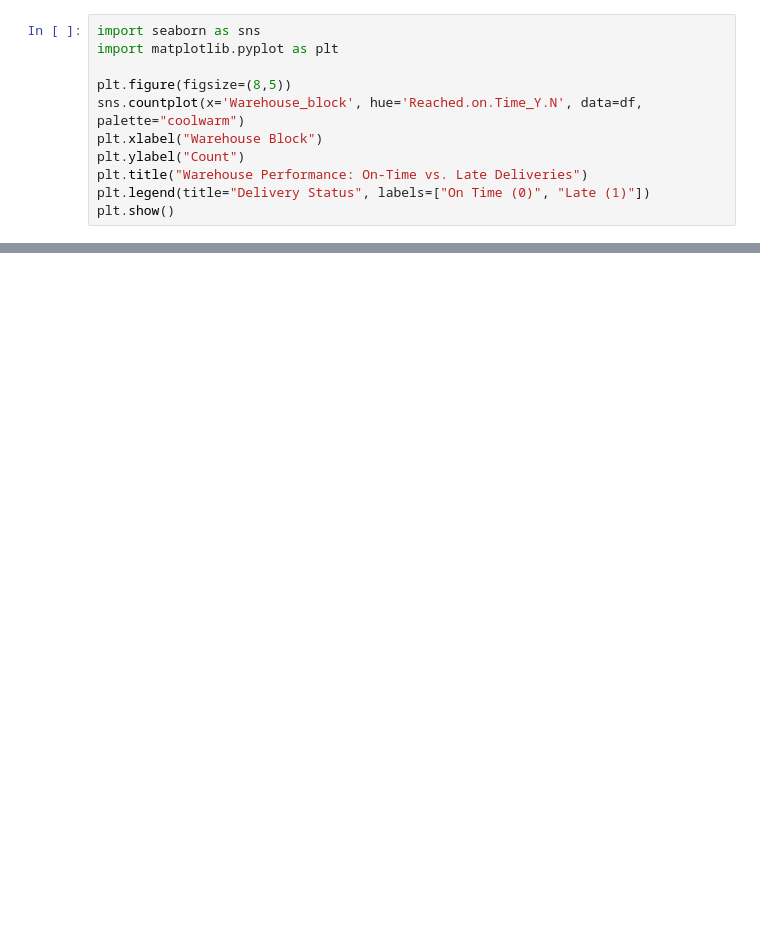
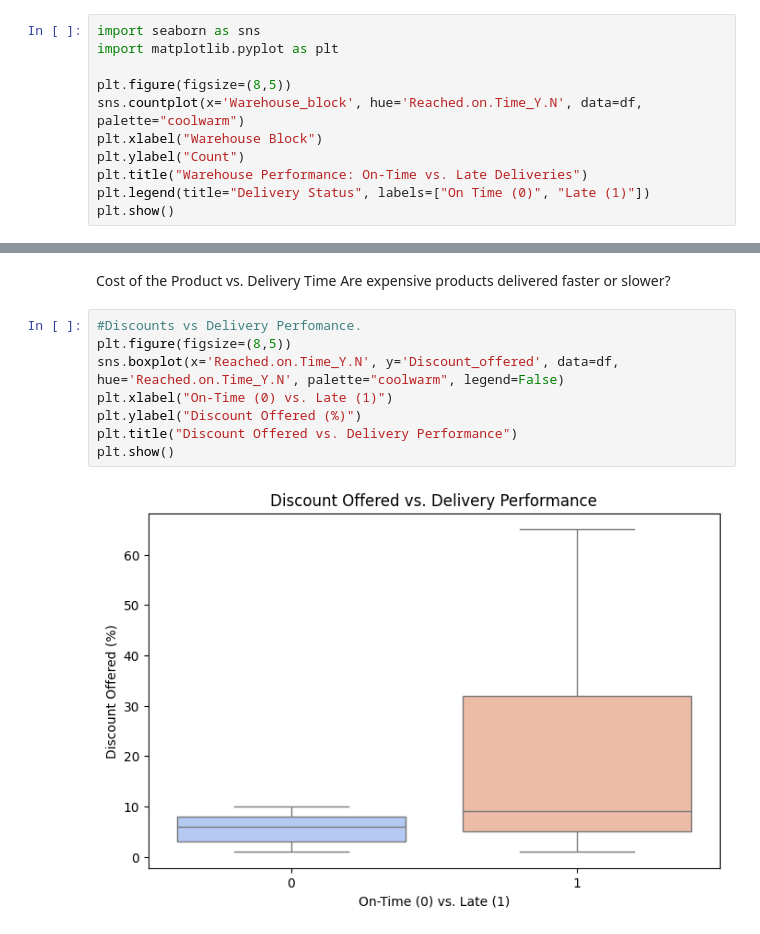
Before and after one commit to Morriskarani/Revolutionizing-E-Commerce-A-Machine-Learning-Powered-Delivery-Time-Predictor, a Jupyter notebook: Commerce.ipynb, the cells around one changed output, grey strips where cells are left out. Saved outputs shown, nothing was run; the diff lists cells and outputs as text; blank space fills up the shorter version.

```diff
--- a/Commerce.ipynb
+++ b/Commerce.ipynb
@@ -101,0 +156,13 @@ plt.show()
+# %% [markdown]
+Cost of the Product vs. Delivery Time
+Are expensive products delivered faster or slower?
+# %%
+#Discounts vs Delivery Perfomance.
+plt.figure(figsize=(8,5))
+sns.boxplot(x='Reached.on.Time_Y.N', y='Discount_offered', data=df, hue='Reached.on.Time_Y.N', palette="coolwarm", legend=False)
+plt.xlabel("On-Time (0) vs. Late (1)")
+plt.ylabel("Discount Offered (%)")
+plt.title("Discount Offered vs. Delivery Performance")
+plt.show()
+# %% [output]
+[figure, added]
```
Also changed, not shown: parts of 27 cells of this notebook.
